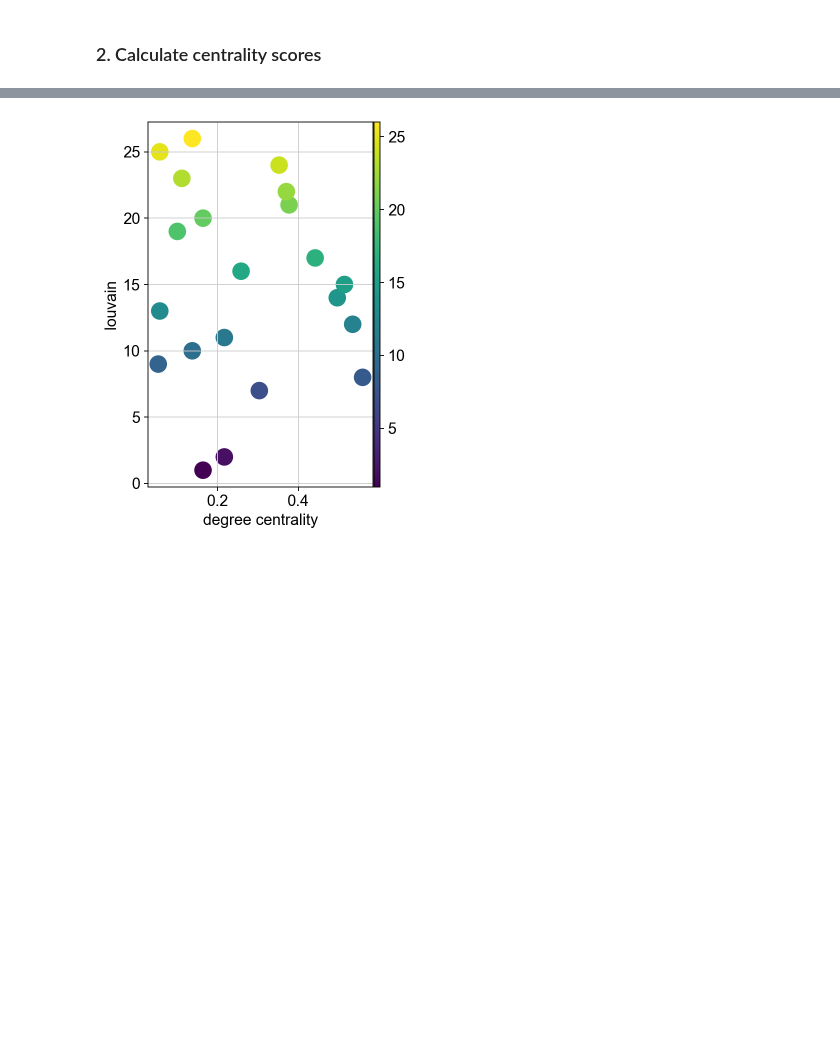
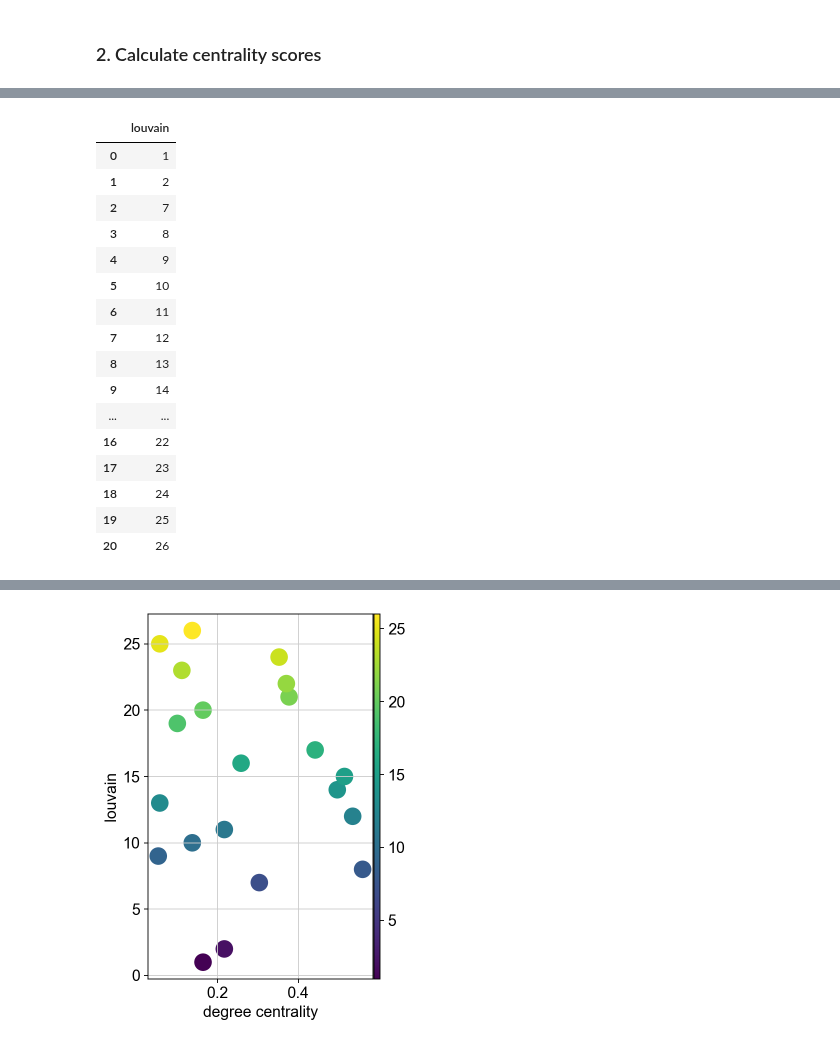
Before and after one commit to scverse/squidpy, a Jupyter notebook: notebooks/centrality_measures.ipynb, the cells around one changed output, grey strips where cells are left out. Saved outputs shown, nothing was run; the diff lists cells and outputs as text; code cells hidden in the pictures; blank space fills up the shorter version.

```diff
--- a/notebooks/centrality_measures.ipynb
+++ b/notebooks/centrality_measures.ipynb
@@ -52,0 +72,20 @@ AnnData object with n_obs × n_vars = 281 × 10000
+# %%
+ad.obs
+# %% [output]
+|  | louvain |
+| 0 | 1 |
+| 1 | 2 |
+| 2 | 7 |
+| 3 | 8 |
+| 4 | 9 |
+| 5 | 10 |
+| 6 | 11 |
+| 7 | 12 |
+| 8 | 13 |
+| 9 | 14 |
+| ... | ... |
+| 16 | 22 |
+| 17 | 23 |
+| 18 | 24 |
+| 19 | 25 |
+| 20 | 26 |
```
Also changed, not shown: parts of 14 cells of this notebook, 2 other files.
